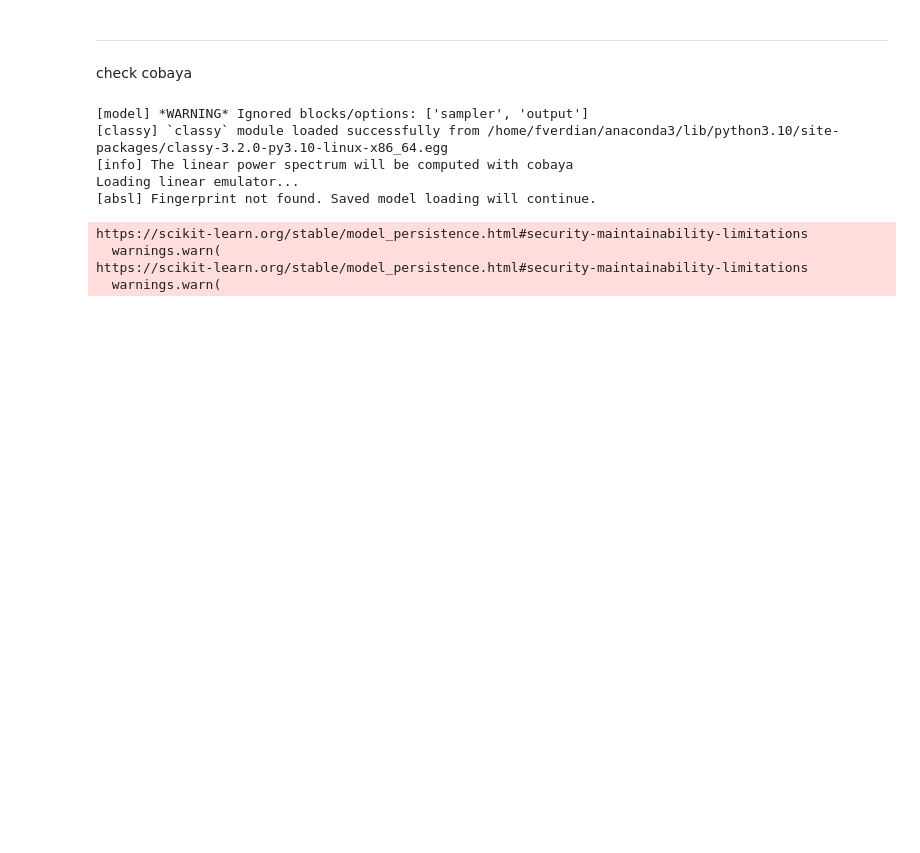
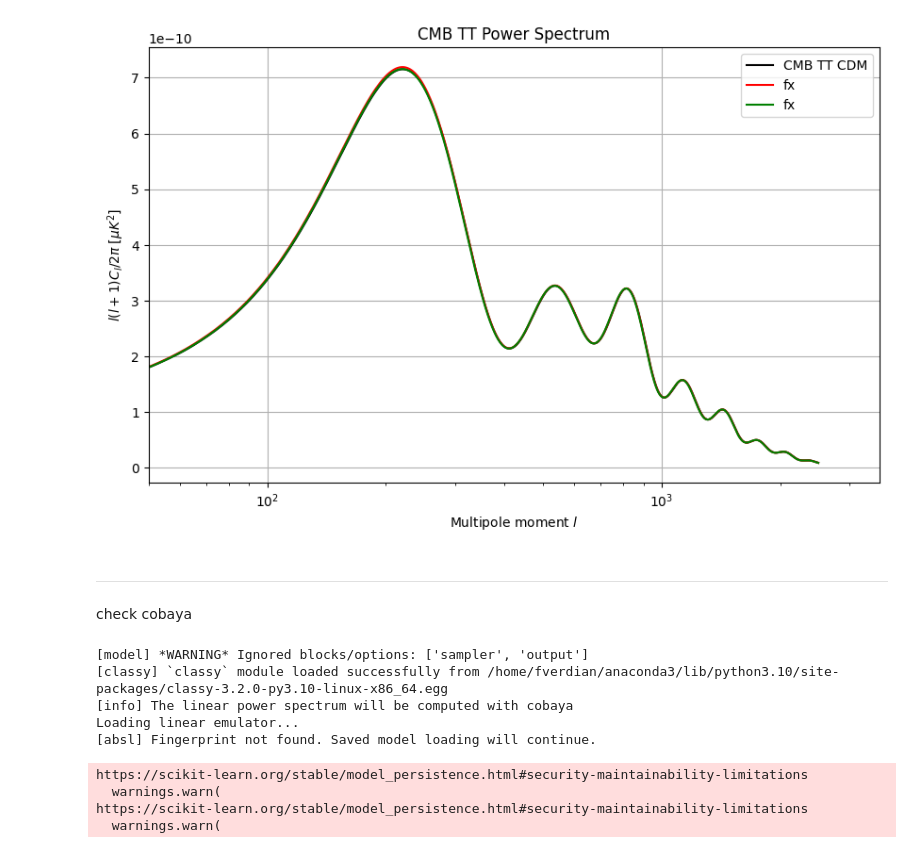
Before and after one commit to fverd/cobaya, a Jupyter notebook: FRA/test-class-Pk.ipynb, the cells around one changed output. Saved outputs shown, nothing was run; the diff lists cells and outputs as text; code cells hidden in the pictures; blank space fills up the shorter version.

```diff
--- a/FRA/test-class-Pk.ipynb
+++ b/FRA/test-class-Pk.ipynb
@@ -87,3 +82,25 @@ print(nucosmo.sigma8(),fxcosmo.sigma8())
+# %%
+# Extract the CMB power spectrum
+cls = CDMcosmo.raw_cl()
+l = cls['ell'][2:]
+Cl_TT = cls['tt'][2:]
+
+
+# Plot the CMB power spectrum
+plt.figure(figsize=(10, 6))
+plt.semilogx(l, l * (l + 1) * Cl_TT / (2 * np.pi), 'k', label='CMB TT CDM')
+plt.semilogx(l, l * (l + 1) * fxcosmo.raw_cl()['tt'][2:] / (2 * np.pi), 'r', label='fx')
+plt.semilogx(l, l * (l + 1) * nucosmo.raw_cl()['tt'][2:] / (2 * np.pi), 'g', label='fx')
+
+plt.xlabel(r'Multipole moment $l$')
+plt.ylabel(r'$l(l+1)C_l / 2\pi$ [$\mu K^2$]')
+plt.title('CMB TT Power Spectrum')
+plt.legend()
+plt.grid(True)
+plt.xlim([50,None])
+plt.show()
+# %% [output]
+[figure, added]
 # %% [markdown]
 ----
 check cobaya
```
Also changed, not shown: parts of 3 cells of this notebook, 6 other files.
